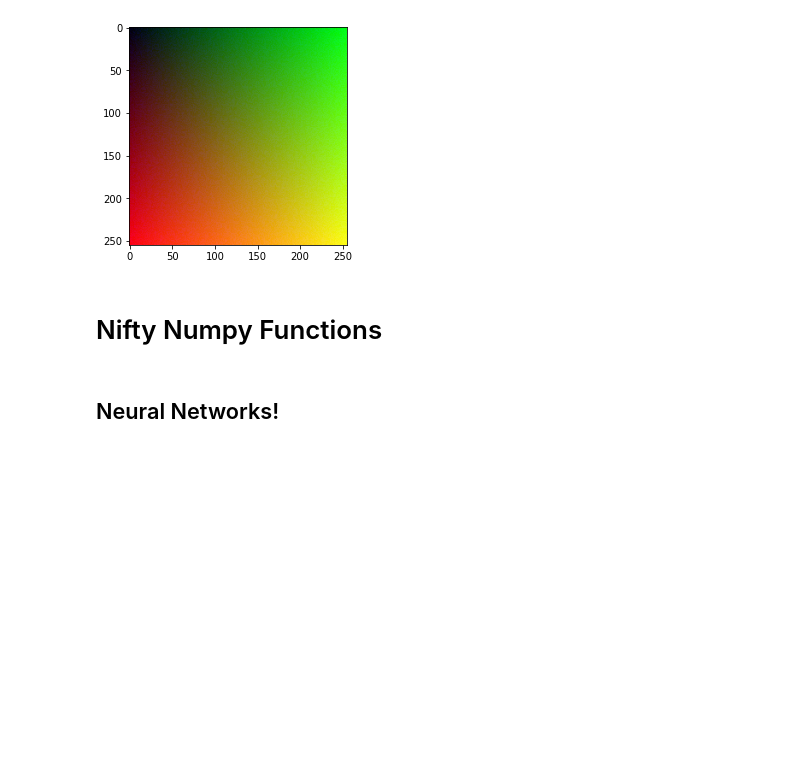
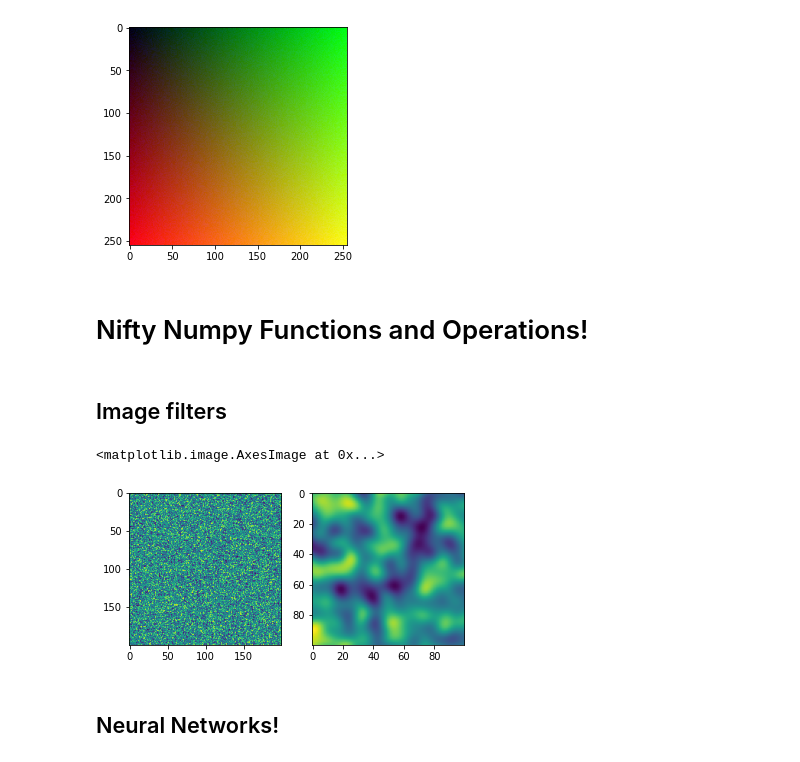
Before and after one commit to NSCC-COGS/Aestheta, a Jupyter notebook: Tutorials/numpy_tutorial.ipynb, the cells around one changed output. Drawn from its saved outputs; the diff is of its cells as text; code cells hidden in the pictures; blank space fills up the shorter version.

```diff
--- a/Tutorials/numpy_tutorial.ipynb
+++ b/Tutorials/numpy_tutorial.ipynb
@@ -824,13 +1049,56 @@ plt.imshow(arr)
 <matplotlib.image.AxesImage at 0x...>
 [figure]
 # %% [markdown]
-# Nifty Numpy Functions
+# Nifty Numpy Functions and Operations!
 # %%
 # Don't forget to import numpy!
 import numpy as np
 
 #were going to need matplotlib as well
 import matplotlib.pyplot as plt
+# %% [markdown]
+## Image filters
+# %%
+# example from:
+# https://github.com/enthought/Numpy-Tutorial-SciPyConf-2019/blob/master/exercises/filter_image/filter_image_solution.py
+# https://www.youtube.com/watch?v=ZB7BZMhfPgk&list=WL&index=78&t=2024s
+
+def smooth(img):
+    avg_img =(    img[1:-1 ,1:-1]  # center
+                + img[ :-2 ,1:-1]  # top
+                + img[2:   ,1:-1]  # bottom
+                + img[1:-1 , :-2]  # left
+                + img[1:-1 ,2:  ]  # right
+                ) / 5.0
+    return avg_img
+
+
+def smooth_loop(img):
+    smoothed = np.zeros((img.shape[0]-2, img.shape[1]-2))
+    for r in range(0, img.shape[0]-2):
+        for c in range(0, img.shape[1]-2):
+            smoothed[r, c] = (  img[r+1, c+1]  # center
+                              + img[r  , c+1]  # top
+                              + img[r+2, c+1]  # bottom
+                              + img[r+1, c  ]  # left
+                              + img[r+1, c+2]  # right
+                             ) / 5.0
+    return smoothed
+
+
+img = np.random.rand(200,200)
+avg_img = img.copy()
+for num in range(50):
+    avg_img = smooth(avg_img) # fast!
+    # avg_img = smooth_loop(avg_img) # slow!
+
+plt.subplot(1,2,1)
+plt.imshow(img)
+plt.subplot(1,2,2)
+plt.imshow(avg_img)
+# %% [output]
+<matplotlib.image.AxesImage at 0x...>
+[figure, added]
 # %% [markdown]
 ## Neural Networks!
 # %%
```
Also changed, not shown: parts of 22 cells of this notebook.
